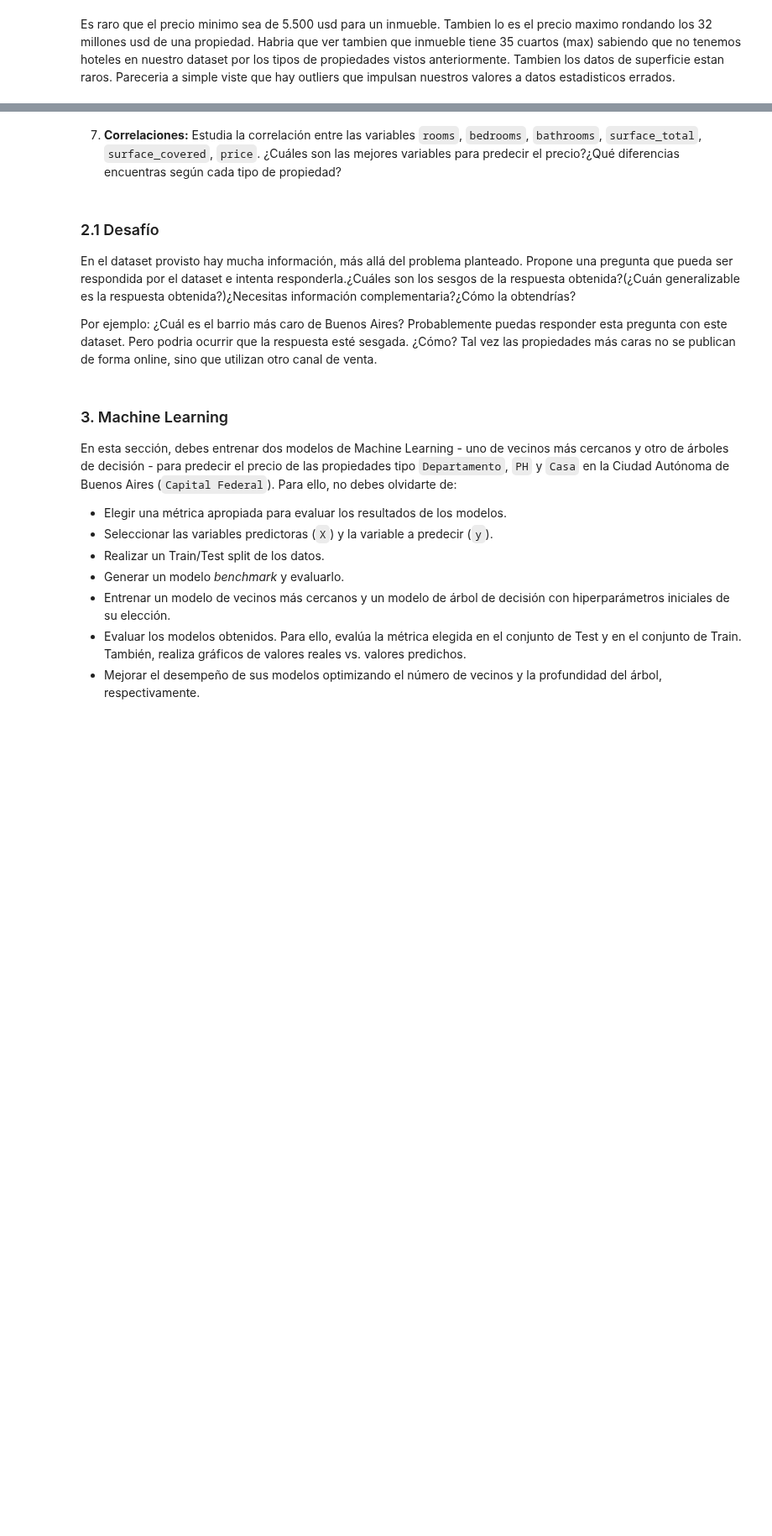
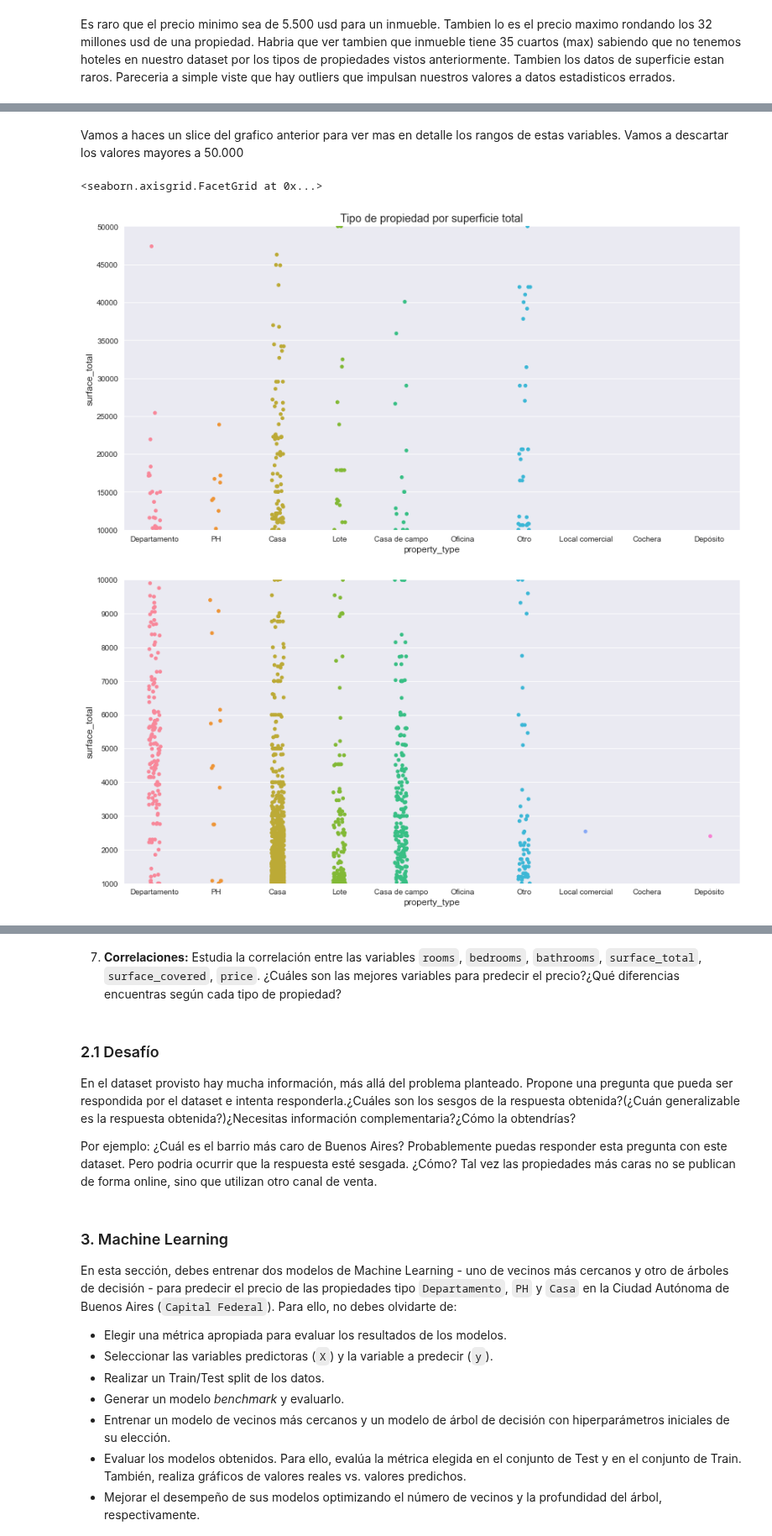
Before and after one commit to ldotto46/01.Proj_Real-State, a Jupyter notebook: DS_Proyecto_01(Rodriguez Luis).ipynb, the cells around one changed output, grey strips where cells are left out. Shown at 84% size. Saved outputs shown, nothing was run; the diff lists cells and outputs as text; code cells hidden in the pictures; blank space fills up the shorter version.

```diff
--- a/DS_Proyecto_01(Rodriguez Luis).ipynb
+++ b/DS_Proyecto_01(Rodriguez Luis).ipynb
@@ -294,0 +291,17 @@ NameError: name 'surface_total' is not defined
+# %% [markdown]
+Vamos a haces un slice del grafico anterior para ver mas en detalle los rangos de estas variables. Vamos a descartar los valores mayores a 50.000
+# %%
+sns.set_style('darkgrid')
+lim = sns.catplot(x='property_type', y='surface_total', data=df, height=6, aspect=2)
+lim.set(ylim=(10000, 50000))
+plt.title('Tipo de propiedad por superficie total')
+
+lim = sns.catplot(x='property_type', y='surface_total', data=df, height=6, aspect=2)
+lim.set(ylim=(1000, 10000))
+
+lim = sns.catplot(x='property_type', y='surface_total', data=df, height=6, aspect=2)
+lim.set(ylim=(0, 1000))
+# %% [output]
+<seaborn.axisgrid.FacetGrid at 0x...>
+[figure, added]
+[figure, added]
```
Also changed, not shown: parts of 15 cells of this notebook.
